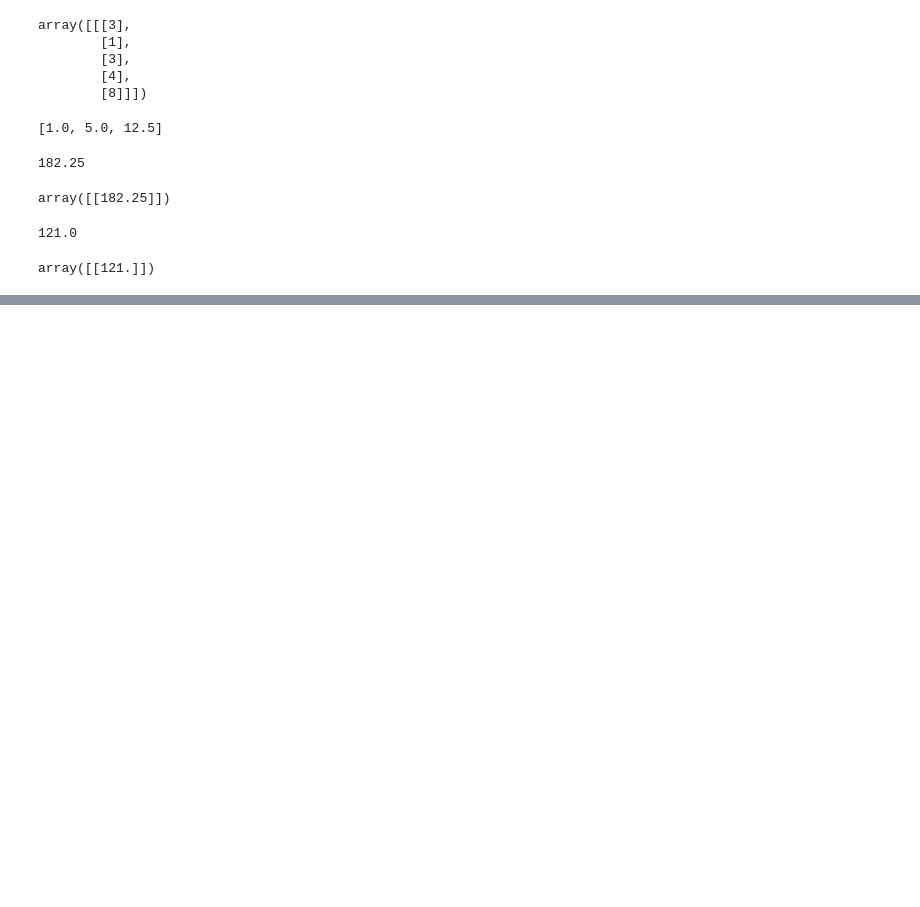
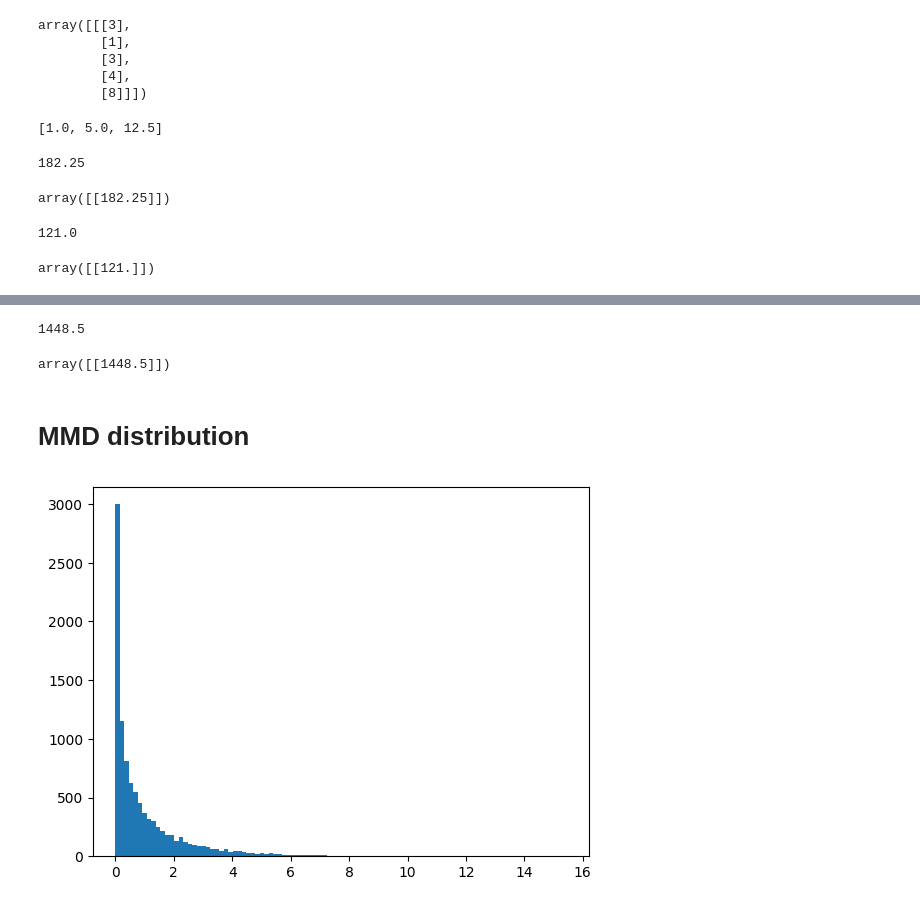
Before and after one commit to luchungi/ds3_kernel_testing, a Jupyter notebook: ksig_breakdown.ipynb, the cells around one changed output, grey strips where cells are left out. Cells and saved outputs as stored; diff of their text form; code cells hidden in the pictures; blank space fills up the shorter version.

Commit message:
Chi-sq dist plot

```diff
--- a/ksig_breakdown.ipynb
+++ b/ksig_breakdown.ipynb
@@ -884,0 +911,5 @@ array([[121.]])
+# %%
+sig = np.array([1., 7. ,  5. , 24.5, 19. , 16. , 12.5])
+np.dot(sig, sig)
+# %% [output]
+1448.5
@@ -884,0 +920,6 @@ array([[121.]])
+# %%
+kernel(x,x)
+# %% [output]
+array([[1448.5]])
+# %% [markdown]
+# MMD distribution
@@ -884,0 +930,11 @@ array([[121.]])
+# %%
+n = 10000 # number of samples
+m = 1 # number of variables to sum in each sample
+Z = norm.rvs(size=(n,m))
+Z_sq = Z**2
+weights = dirichlet.rvs(np.ones(m), size=n)
+Z_sq_sum = np.sum(Z_sq * weights, axis=1)
+weights.shape, Z_sq.shape, Z_sq_sum.shape
+plt.hist(Z_sq_sum, bins=100);
+# %% [output]
+[figure, added]
```
Also changed, not shown: parts of 11 cells of this notebook.
